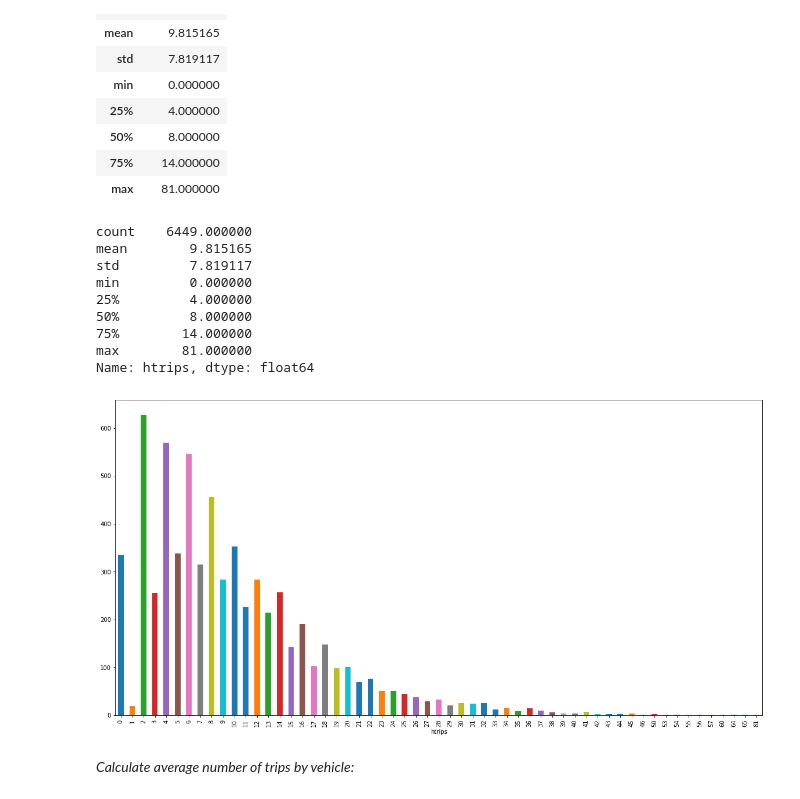
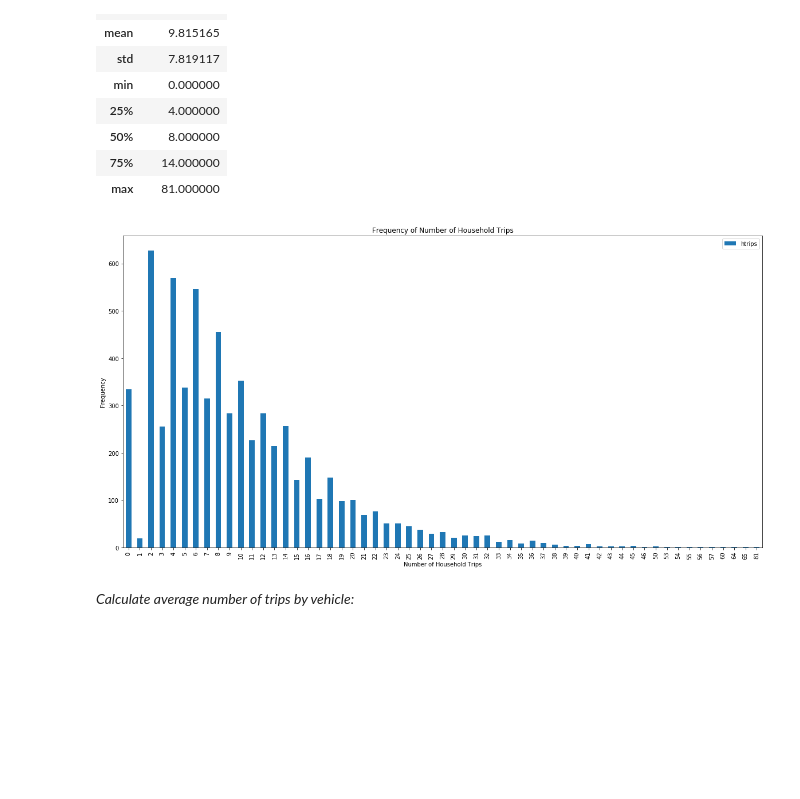
Before and after one commit to saashimi/USP_587, a Jupyter notebook: hw1.ipynb, the cells around one changed output. Drawn from its saved outputs; the diff is of its cells as text; code cells hidden in the pictures; blank space fills up the shorter version.

```diff
--- a/hw1.ipynb
+++ b/hw1.ipynb
@@ -89,19 +99,13 @@ df['htrips'].describe().to_frame()
 | 75% | 14.000000 |
 | max | 81.000000 |
 # %%
-grouped = df_veh.groupby(['htrips'])['htrips'].count()
+grouped = df_veh.groupby(['htrips'])['htrips'].count().to_frame()
 grouped.plot.bar(figsize=(20,10));
+plt.title('Frequency of Number of Household Trips')
+plt.ylabel('Frequency');
+plt.xlabel('Number of Household Trips');
 # %% [output]
-count    6449.000000
-mean        9.815165
-std         7.819117
-min         0.000000
-25%         4.000000
-50%         8.000000
-75%        14.000000
-max        81.000000
-Name: htrips, dtype: float64
-[figure, old version]
+[figure, new version]
 # %% [markdown]
 *Calculate average number of trips by vehicle:*
 # %%
```
Also changed, not shown: parts of 13 cells of this notebook.
